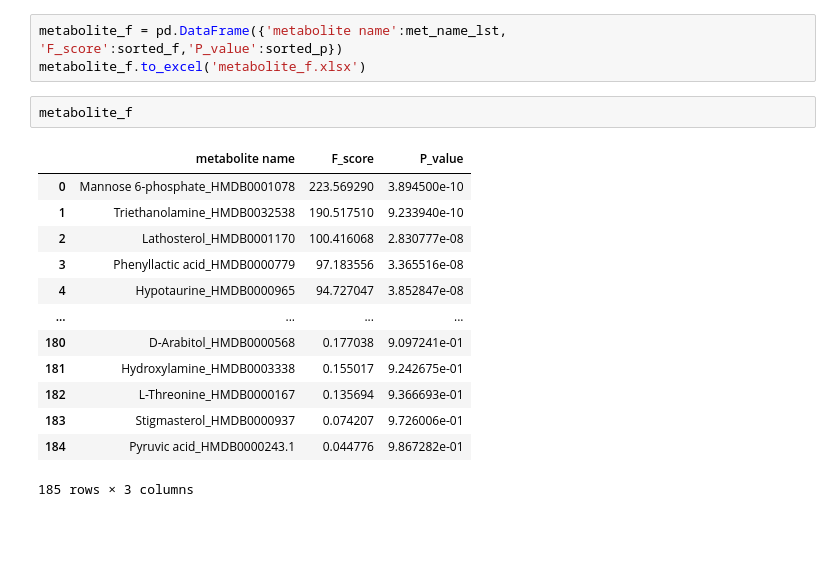
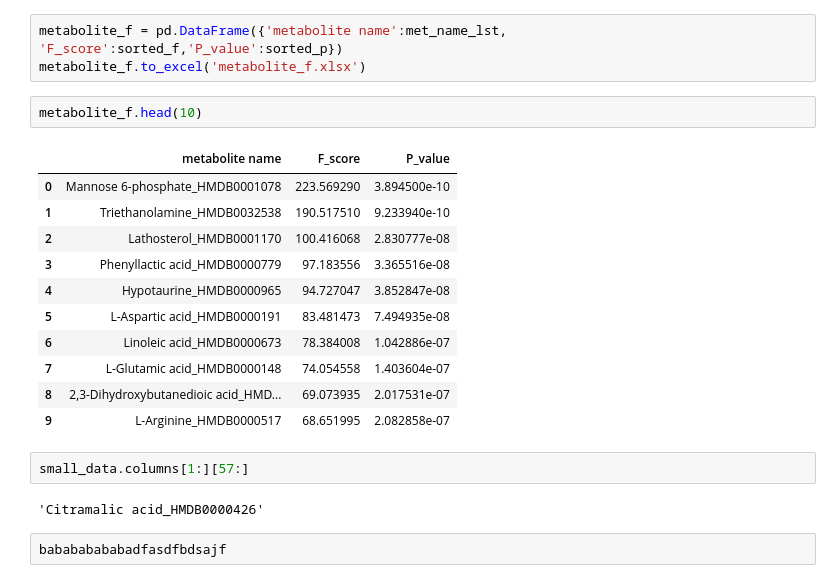
Before and after one commit to jiaqiw9/interpretation-of-metabolomics, a Jupyter notebook: feature_analysis/DS Project.ipynb, the cells around one changed output. Drawn from its saved outputs; the diff is of its cells as text; blank space fills up the shorter version.

```diff
--- a/feature_analysis/DS Project.ipynb
+++ b/feature_analysis/DS Project.ipynb
@@ -260,18 +260,22 @@ for f in sorted_f:
 metabolite_f = pd.DataFrame({'metabolite name':met_name_lst, 'F_score':sorted_f,'P_value':sorted_p})
 metabolite_f.to_excel('metabolite_f.xlsx')
 # %%
-metabolite_f
+metabolite_f.head(10)
 # %% [output]
 |  | metabolite name | F_score | P_value |
 | 0 | Mannose 6-phosphate_HMDB0001078 | 223.569290 | 3.894500e-10 |
 | 1 | Triethanolamine_HMDB0032538 | 190.517510 | 9.233940e-10 |
 | 2 | Lathosterol_HMDB0001170 | 100.416068 | 2.830777e-08 |
 | 3 | Phenyllactic acid_HMDB0000779 | 97.183556 | 3.365516e-08 |
 | 4 | Hypotaurine_HMDB0000965 | 94.727047 | 3.852847e-08 |
-| ... | ... | ... | ... |
-| 180 | D-Arabitol_HMDB0000568 | 0.177038 | 9.097241e-01 |
-| 181 | Hydroxylamine_HMDB0003338 | 0.155017 | 9.242675e-01 |
-| 182 | L-Threonine_HMDB0000167 | 0.135694 | 9.366693e-01 |
-| 183 | Stigmasterol_HMDB0000937 | 0.074207 | 9.726006e-01 |
-| 184 | Pyruvic acid_HMDB0000243.1 | 0.044776 | 9.867282e-01 |
+| 5 | L-Aspartic acid_HMDB0000191 | 83.481473 | 7.494935e-08 |
+| 6 | Linoleic acid_HMDB0000673 | 78.384008 | 1.042886e-07 |
+| 7 | L-Glutamic acid_HMDB0000148 | 74.054558 | 1.403604e-07 |
+| 8 | 2,3-Dihydroxybutanedioic acid_HMD... | 69.073935 | 2.017531e-07 |
+| 9 | L-Arginine_HMDB0000517 | 68.651995 | 2.082858e-07 |
-185 rows × 3 columns
+# %%
+small_data.columns[1:][57:]
+# %% [output]
+'Citramalic acid_HMDB0000426'
+# %%
+babababababadfasdfbdsajf
```
